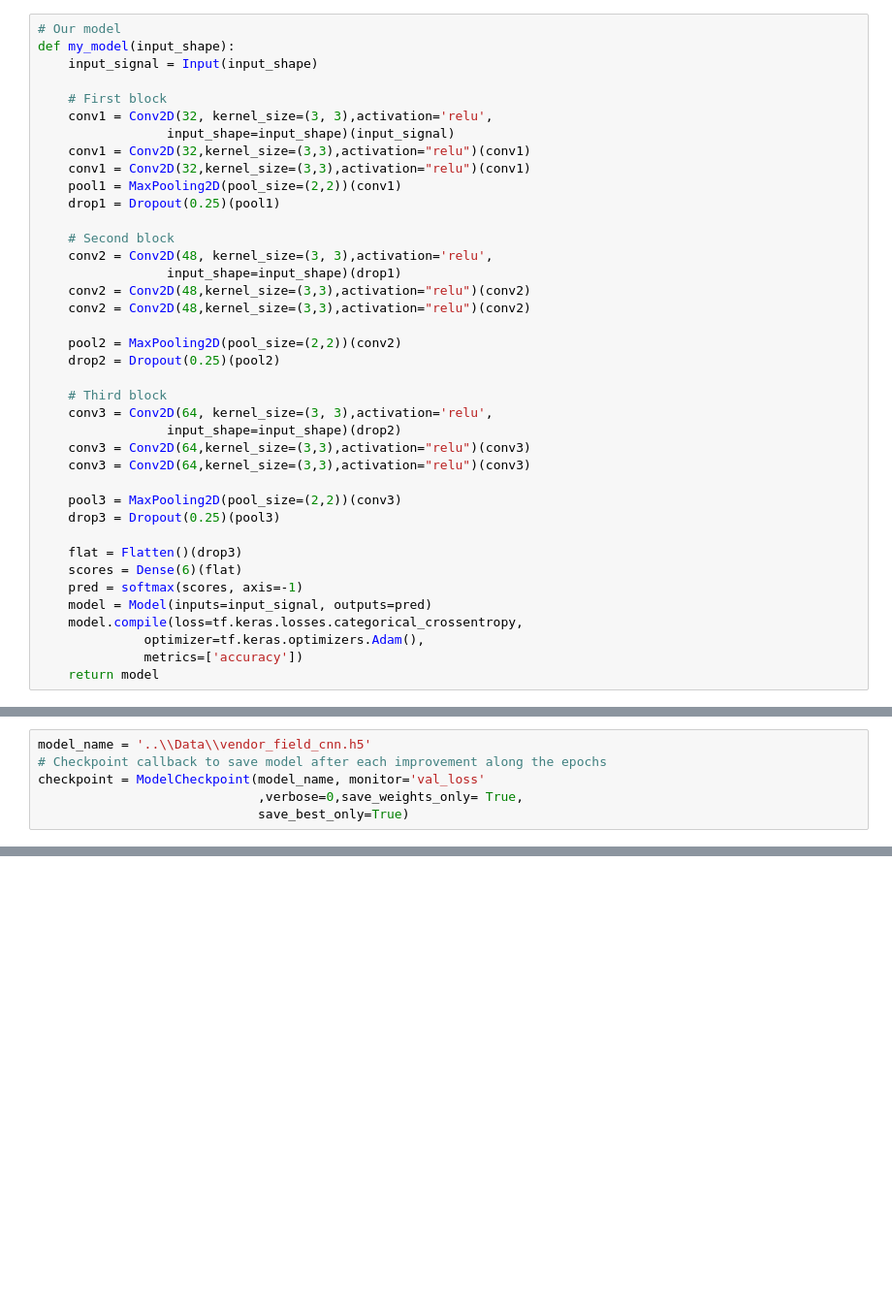
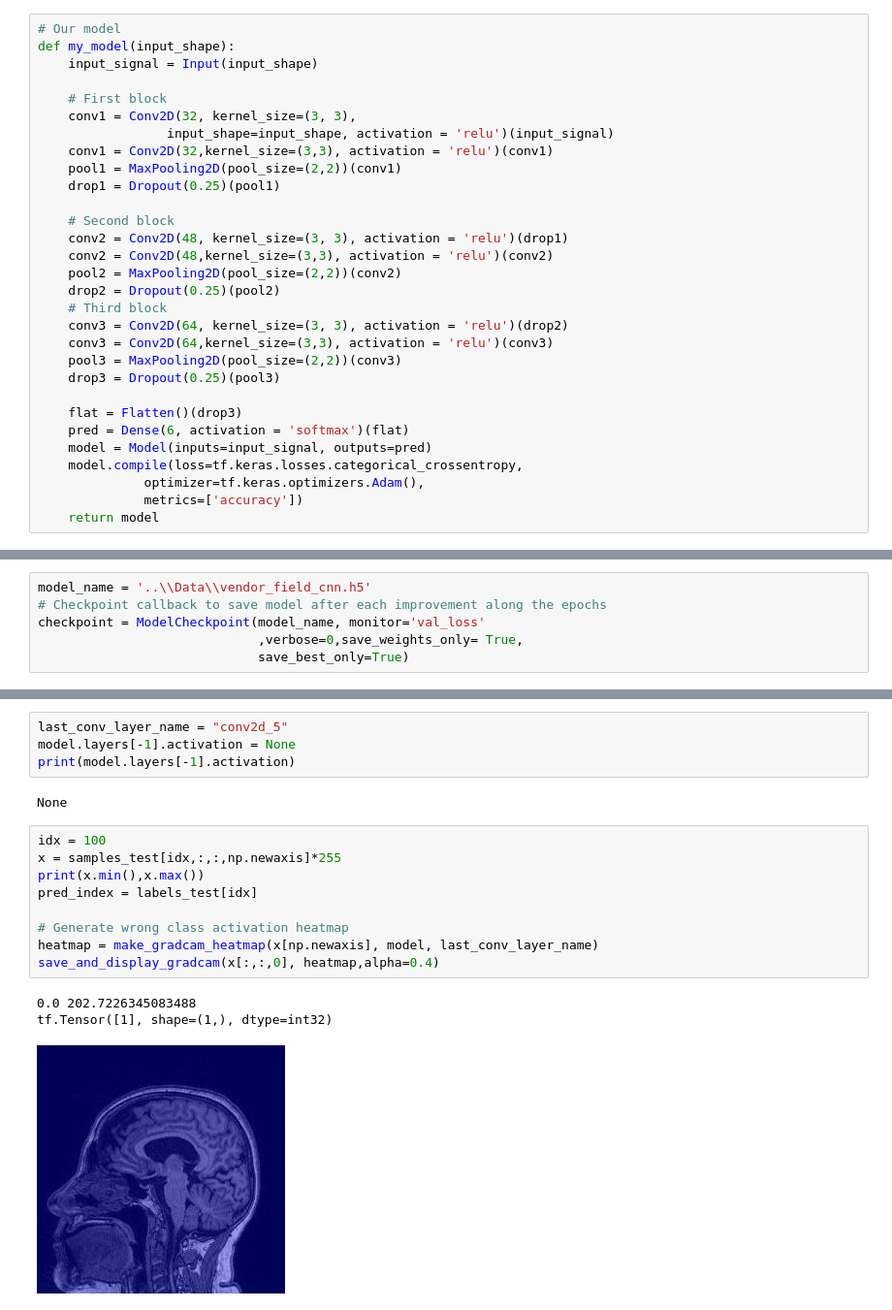
Before and after one commit to rmsouza01/ENSF619.2, a Jupyter notebook: JNotebooks/interpretable_ML_magnetic_field_scanner_vendor_classification.ipynb, the cells around one changed output, grey strips where cells are left out. Shown at 97% size. Cells and saved outputs as stored; diff of their text form; blank space fills up the shorter version.

```diff
--- a/JNotebooks/interpretable_ML_magnetic_field_scanner_vendor_classification.ipynb
+++ b/JNotebooks/interpretable_ML_magnetic_field_scanner_vendor_classification.ipynb
@@ -79,34 +78,25 @@ def my_model(input_shape):
     input_signal = Input(input_shape)
 
     # First block
-    conv1 = Conv2D(32, kernel_size=(3, 3),activation='relu',
-                 input_shape=input_shape)(input_signal)
-    conv1 = Conv2D(32,kernel_size=(3,3),activation="relu")(conv1)
-    conv1 = Conv2D(32,kernel_size=(3,3),activation="relu")(conv1)
+    conv1 = Conv2D(32, kernel_size=(3, 3),
+                 input_shape=input_shape, activation = 'relu')(input_signal)
+    conv1 = Conv2D(32,kernel_size=(3,3), activation = 'relu')(conv1)
     pool1 = MaxPooling2D(pool_size=(2,2))(conv1)
     drop1 = Dropout(0.25)(pool1)
 
     # Second block
-    conv2 = Conv2D(48, kernel_size=(3, 3),activation='relu',
-                 input_shape=input_shape)(drop1)
-    conv2 = Conv2D(48,kernel_size=(3,3),activation="relu")(conv2)
-    conv2 = Conv2D(48,kernel_size=(3,3),activation="relu")(conv2)
-
+    conv2 = Conv2D(48, kernel_size=(3, 3), activation = 'relu')(drop1)
+    conv2 = Conv2D(48,kernel_size=(3,3), activation = 'relu')(conv2)
     pool2 = MaxPooling2D(pool_size=(2,2))(conv2)
     drop2 = Dropout(0.25)(pool2)
-
     # Third block
-    conv3 = Conv2D(64, kernel_size=(3, 3),activation='relu',
-                 input_shape=input_shape)(drop2)
-    conv3 = Conv2D(64,kernel_size=(3,3),activation="relu")(conv3)
-    conv3 = Conv2D(64,kernel_size=(3,3),activation="relu")(conv3)
-
+    conv3 = Conv2D(64, kernel_size=(3, 3), activation = 'relu')(drop2)
+    conv3 = Conv2D(64,kernel_size=(3,3), activation = 'relu')(conv3)
     pool3 = MaxPooling2D(pool_size=(2,2))(conv3)
     drop3 = Dropout(0.25)(pool3)
 
     flat = Flatten()(drop3)
-    scores = Dense(6)(flat)
-    pred = softmax(scores, axis=-1)
+    pred = Dense(6, activation = 'softmax')(flat)
     model = Model(inputs=input_signal, outputs=pred)
     model.compile(loss=tf.keras.losses.categorical_crossentropy,
               optimizer=tf.keras.optimizers.Adam(),
@@ -234,0 +243,19 @@ InvalidArgumentError: Computed output size would be negative: -1 [input_size: 1,
+# %%
+last_conv_layer_name = "conv2d_5"
+model.layers[-1].activation = None
+print(model.layers[-1].activation)
+# %% [output]
+None
+# %%
+idx = 100
+x = samples_test[idx,:,:,np.newaxis]*255
+print(x.min(),x.max())
+pred_index = labels_test[idx]
+
+# Generate wrong class activation heatmap
+heatmap = make_gradcam_heatmap(x[np.newaxis], model, last_conv_layer_name)
+save_and_display_gradcam(x[:,:,0], heatmap,alpha=0.4)
+# %% [output]
+0.0 202.7226345083488
+tf.Tensor([1], shape=(1,), dtype=int32)
+[figure, added]
```
Also changed, not shown: parts of 18 cells of this notebook, 14 other files.
